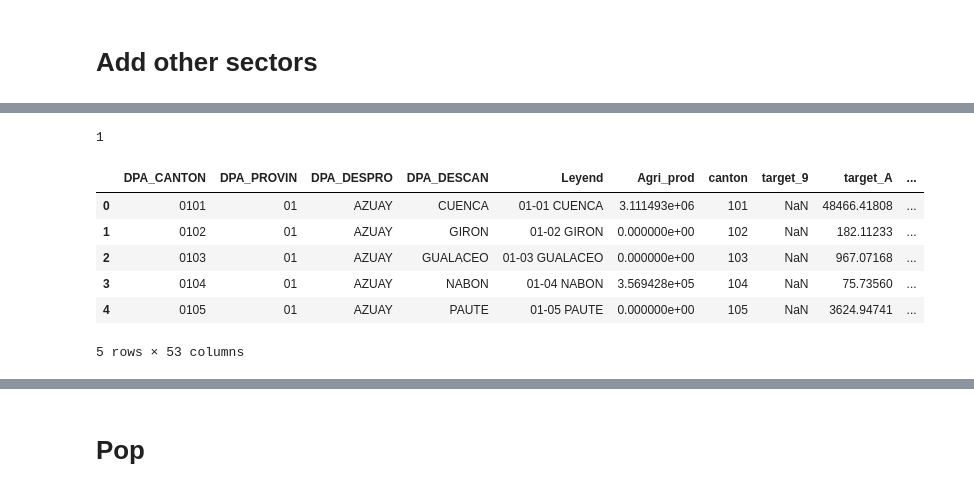
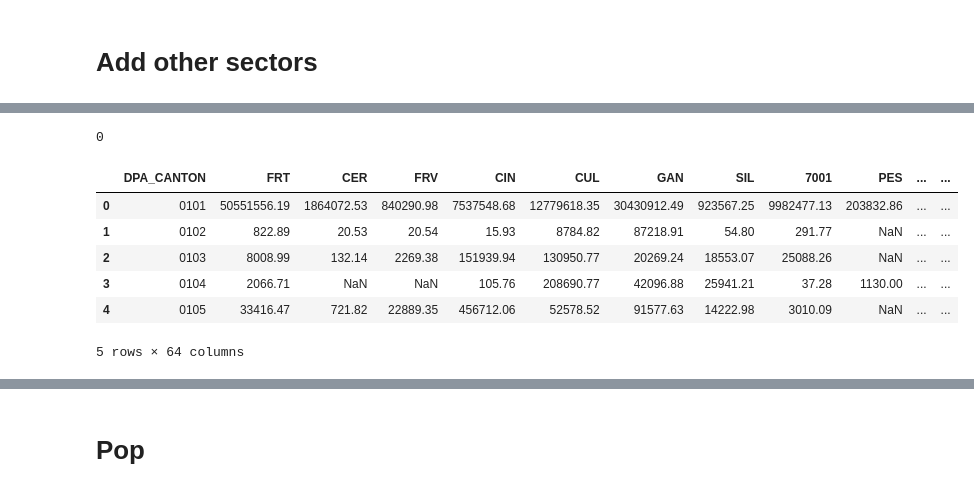
Before and after one commit to ccolon/disrupt-sc, a Jupyter notebook: dataprep/SupplyPerCanton.ipynb, the cells around one changed output, grey strips where cells are left out. Drawn from its saved outputs; the diff is of its cells as text; code cells hidden in the pictures.

```diff
--- a/dataprep/SupplyPerCanton.ipynb
+++ b/dataprep/SupplyPerCanton.ipynb
@@ -56,14 +71,19 @@ canton
 # %%
-sectors = pd.read_csv(os.path.join(input_folder, "Sectors", "sectors.csv"))
-supply = gpd.read_file(os.path.join(input_folder, "Supply", "all_2015.geojson"))
+#sectors = pd.read_csv(os.path.join(input_folder, "Sectors", "sectors.csv"))
+sectors = pd.read_csv(os.path.join(input_folder, "Sectors", "sectors_from_ntw_data.csv"),
+                     dtype={'ecuador_sector': str})
+#supply = gpd.read_file(os.path.join(input_folder, "Supply", "all_2015.geojson"))
+supply = pd.read_csv(os.path.join(input_folder, "Supply", "sales_sector_canton_from_ntw_data.csv"),
+                    dtype={"DPA_CANTON": str})
+supply = supply.rename(columns=sectors.set_index('ecuador_sector')['trigram'].to_dict())
 print(supply['DPA_CANTON'].duplicated().sum())
 supply.head()
 # %% [output]
-1
+0
-|  | DPA_CANTON | DPA_PROVIN | DPA_DESPRO | DPA_DESCAN | Leyend | Agri_prod | canton | target_9 | target_A | ... |
-| 0 | 0101 | 01 | AZUAY | CUENCA | 01-01 CUENCA | 3.111493e+06 | 101 | NaN | 48466.41808 | ... |
-| 1 | 0102 | 01 | AZUAY | GIRON | 01-02 GIRON | 0.000000e+00 | 102 | NaN | 182.11233 | ... |
-| 2 | 0103 | 01 | AZUAY | GUALACEO | 01-03 GUALACEO | 0.000000e+00 | 103 | NaN | 967.07168 | ... |
-| 3 | 0104 | 01 | AZUAY | NABON | 01-04 NABON | 3.569428e+05 | 104 | NaN | 75.73560 | ... |
-| 4 | 0105 | 01 | AZUAY | PAUTE | 01-05 PAUTE | 0.000000e+00 | 105 | NaN | 3624.94741 | ... |
+|  | DPA_CANTON | FRT | CER | FRV | CIN | CUL | GAN | SIL | 7001 | PES | ... | ... |
+| 0 | 0101 | 50551556.19 | 1864072.53 | 840290.98 | 7537548.68 | 12779618.35 | 30430912.49 | 923567.25 | 9982477.13 | 203832.86 | ... | ... |
+| 1 | 0102 | 822.89 | 20.53 | 20.54 | 15.93 | 8784.82 | 87218.91 | 54.80 | 291.77 | NaN | ... | ... |
+| 2 | 0103 | 8008.99 | 132.14 | 2269.38 | 151939.94 | 130950.77 | 20269.24 | 18553.07 | 25088.26 | NaN | ... | ... |
+| 3 | 0104 | 2066.71 | NaN | NaN | 105.76 | 208690.77 | 42096.88 | 25941.21 | 37.28 | 1130.00 | ... | ... |
+| 4 | 0105 | 33416.47 | 721.82 | 22889.35 | 456712.06 | 52578.52 | 91577.63 | 14222.98 | 3010.09 | NaN | ... | ... |
-5 rows × 53 columns
+5 rows × 64 columns
```
Also changed, not shown: parts of 8 cells of this notebook, 7 other files.
